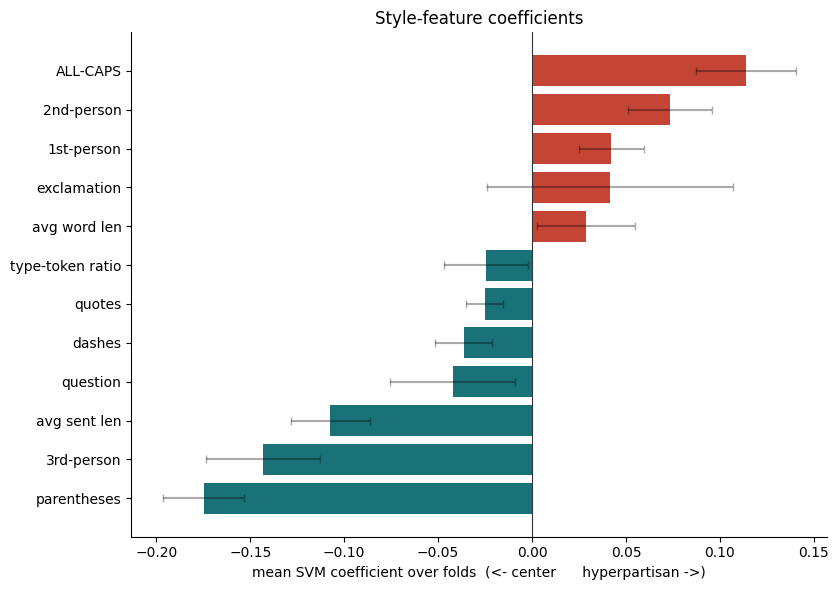
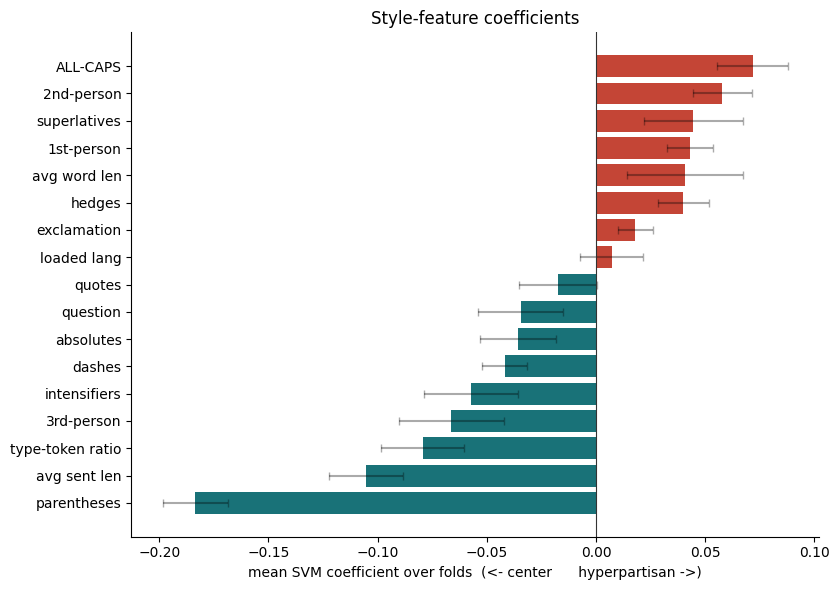
Code edit (unified diff) that turned the first committed figure into the second:
--- before
+++ after
@@ -1,16 +1,18 @@
 # Interpretation: style-feature coefficients, aggregated over folds (mean +/- std)
-# style block = last 12 columns of clf.coef_
+# style block = last len(STYLE_NAMES) columns of clf.coef_
 best = clone(pipe).set_params(**gs.best_params_)
 coefs = []
 for tr, _ in outer.split(X, y, groups):
     best.fit(X.iloc[tr], y[tr])
-    coefs.append(best.named_steps["clf"].coef_[0][-12:])
-coefs = np.vstack(coefs); mean, std = coefs.mean(0), coefs.std(0)
+    coefs.append(best.named_steps["clf"].coef_[0][-len(STYLE_NAMES):])
+
+coefs = np.vstack(coefs)
+mean, std = coefs.mean(0), coefs.std(0)
 order = np.argsort(mean)
 col = ["#197278" if mean[i] < 0 else "#c44536" for i in order]
 
 plt.figure(figsize=(8.5, 6))
-plt.barh(range(12), mean[order], xerr=std[order], color=col, ecolor="#00000055", capsize=3)
-plt.yticks(range(12), [STYLE_NAMES[i] for i in order])
+plt.barh(range(len(STYLE_NAMES)), mean[order], xerr=std[order], color=col, ecolor="#00000055", capsize=3)
+plt.yticks(range(len(STYLE_NAMES)), [STYLE_NAMES[i] for i in order])
 plt.axvline(0, color="#333", lw=.8)
 plt.xlabel("mean SVM coefficient over folds  (<- center      hyperpartisan ->)")

Commit: Update 04_model_SVCipynb.ipynb